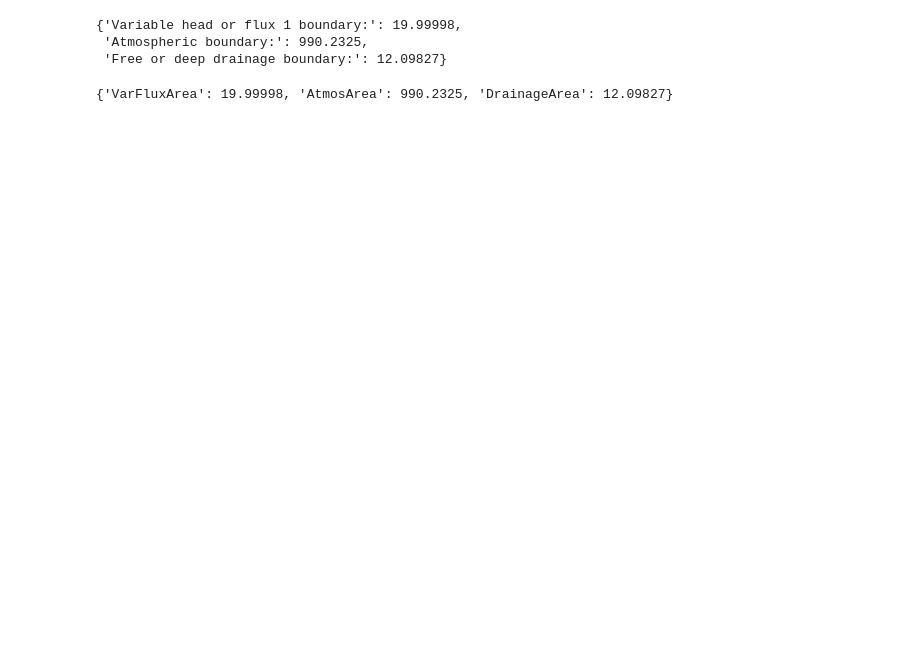
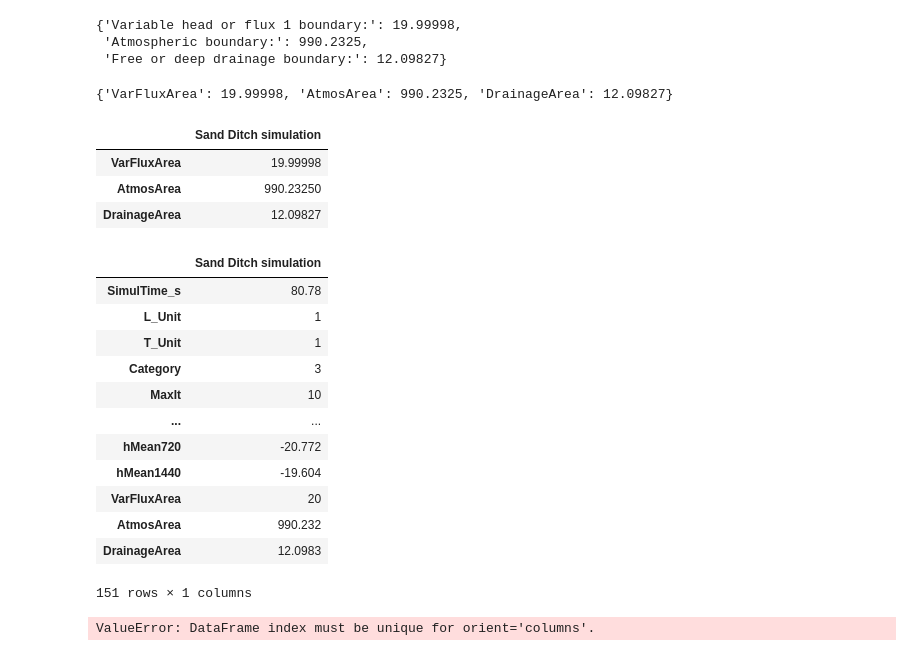
Before and after one commit to drnesr/SandDitch, a Jupyter notebook: Code/SandDitchAnalysis011.ipynb, the cells around one changed output. Saved outputs shown, nothing was run; the diff lists cells and outputs as text; code cells hidden in the pictures; blank space fills up the shorter version.

```diff
--- a/Code/SandDitchAnalysis011.ipynb
+++ b/Code/SandDitchAnalysis011.ipynb
@@ -834,7 +834,8 @@ get_one_line_df(src, simulation_name="Sand Ditch simulation", dims='3d').T
 | Sand Ditch simulation | 80.78 | 1 | 1 | 3 | 10 | 0.001 | 1 | 1 | 1 | 0 | ... |
 1 rows × 148 columns
 # %%
+# Get a one-column dataframe
 dfg = get_one_line_df(
-    src, simulation_name="Sand Ditch simulation", dims='3d').T
+    src, simulation_name="Sand Ditch simulation", dims='3d')
 dfg.shape
 # %% [output]
@@ -867,3 +868,28 @@ for key in keys:
 to_add
 # %% [output]
 {'VarFluxArea': 19.99998, 'AtmosArea': 990.2325, 'DrainageArea': 12.09827}
+# %%
+# Convert the dictionary to a dataframe
+pd.DataFrame.from_dict(to_add, orient='index', columns=dfg.columns)
+# %% [output]
+|  | Sand Ditch simulation |
+| VarFluxArea | 19.99998 |
+| AtmosArea | 990.23250 |
+| DrainageArea | 12.09827 |
+# %%
+dfg = dfg.append(pd.DataFrame.from_dict(to_add, orient='index', columns=dfg.columns))
+dfg
+# %% [output]
+|  | Sand Ditch simulation |
+| SimulTime_s | 80.78 |
+| L_Unit | 1 |
+| T_Unit | 1 |
+| Category | 3 |
+| MaxIt | 10 |
+| ... | ... |
+| hMean720 | -20.772 |
+| hMean1440 | -19.604 |
+| VarFluxArea | 20 |
+| AtmosArea | 990.232 |
+| DrainageArea | 12.0983 |
+151 rows × 1 columns
@@ -869,0 +931,4 @@ to_add
+# %%
+save_this(dfg, src, 'Simulation_info', authorized=True, save_type='json')
+# %% [output]
+ValueError: DataFrame index must be unique for orient='columns'.
```
Also changed, not shown: parts of 16 cells of this notebook, 4 other files.
